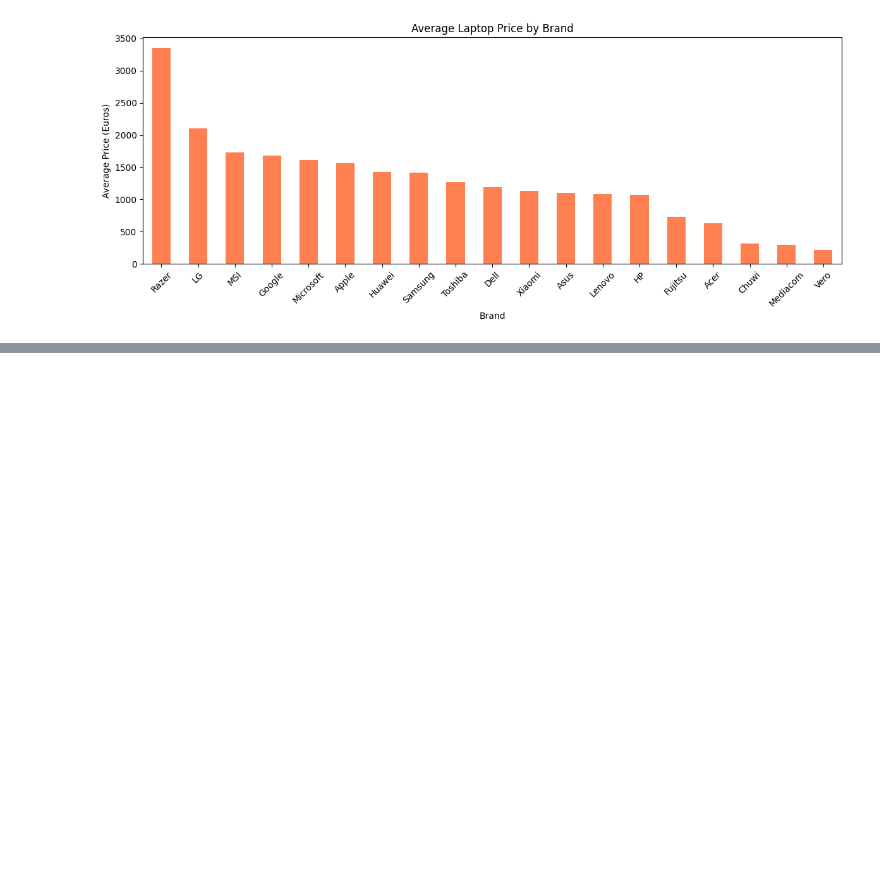
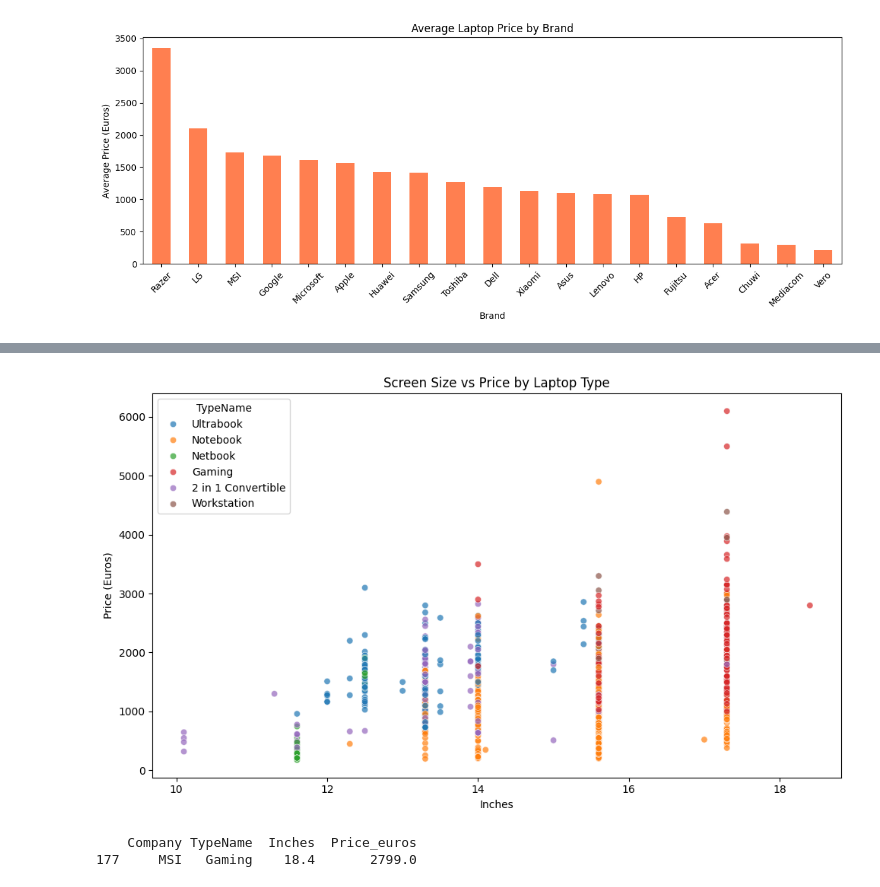
Before and after one commit to luongtheduc1605/Laptop-Price-Analysis, a Jupyter notebook: laptop_analysis.ipynb, the cells around one changed output, grey strips where cells are left out. Cells and saved outputs as stored; diff of their text form; code cells hidden in the pictures; blank space fills up the shorter version.

```diff
--- a/laptop_analysis.ipynb
+++ b/laptop_analysis.ipynb
@@ -122,0 +171,16 @@ plt.show()
+# %%
+plt.figure(figsize=(10,6))
+sns.scatterplot(x="Inches", y="Price_euros", hue="TypeName", data=df, alpha=0.7)
+plt.title("Screen Size vs Price by Laptop Type")
+plt.xlabel("Inches")
+plt.ylabel("Price (Euros)")
+plt.tight_layout()
+plt.show()
+# %% [output]
+[figure, added]
+# %%
+big_screen = df[df["Inches"] > 18]
+print(big_screen[["Company", "TypeName", "Inches", "Price_euros"]])
+# %% [output]
+    Company TypeName  Inches  Price_euros
+177     MSI   Gaming    18.4       2799.0
```
Also changed, not shown: parts of 6 cells of this notebook.
